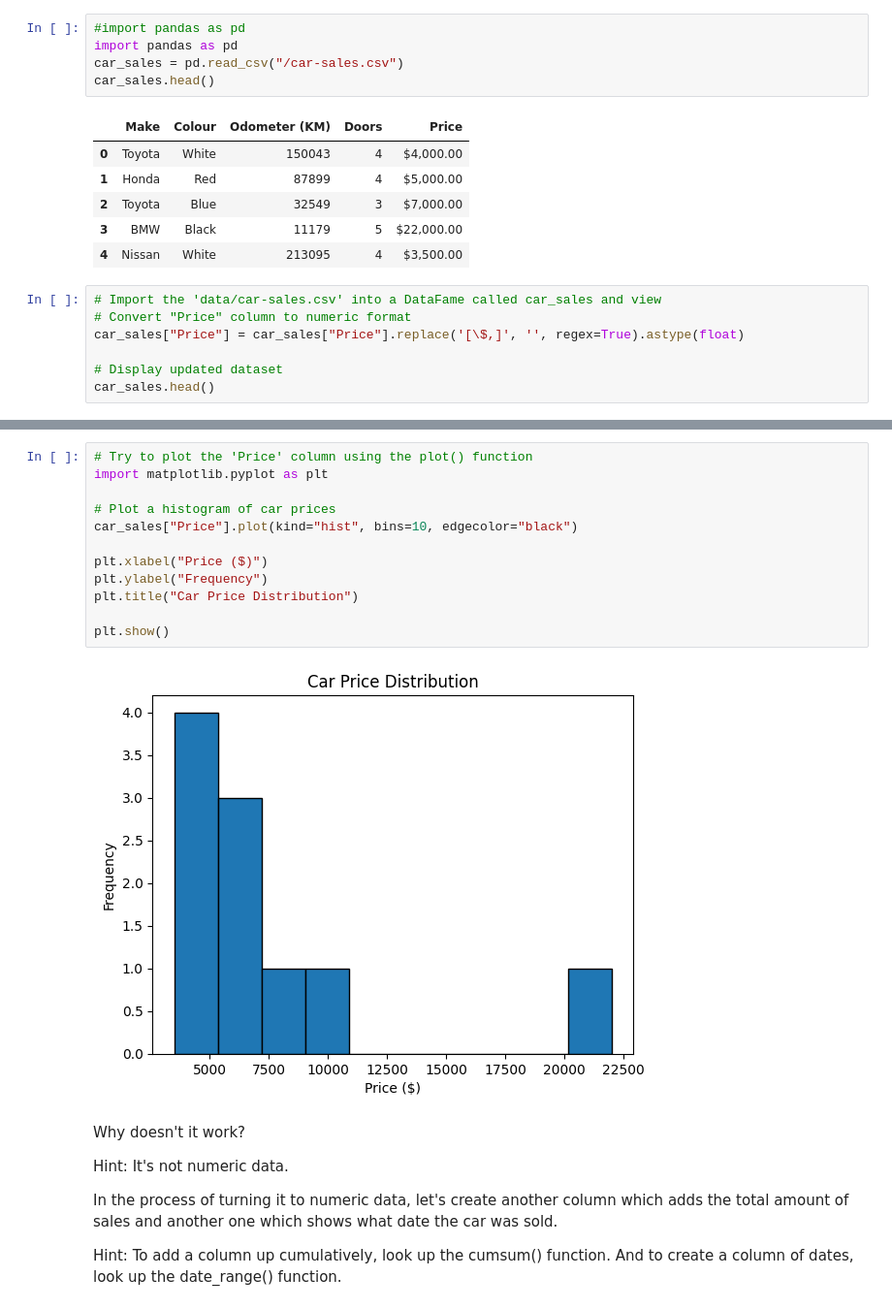
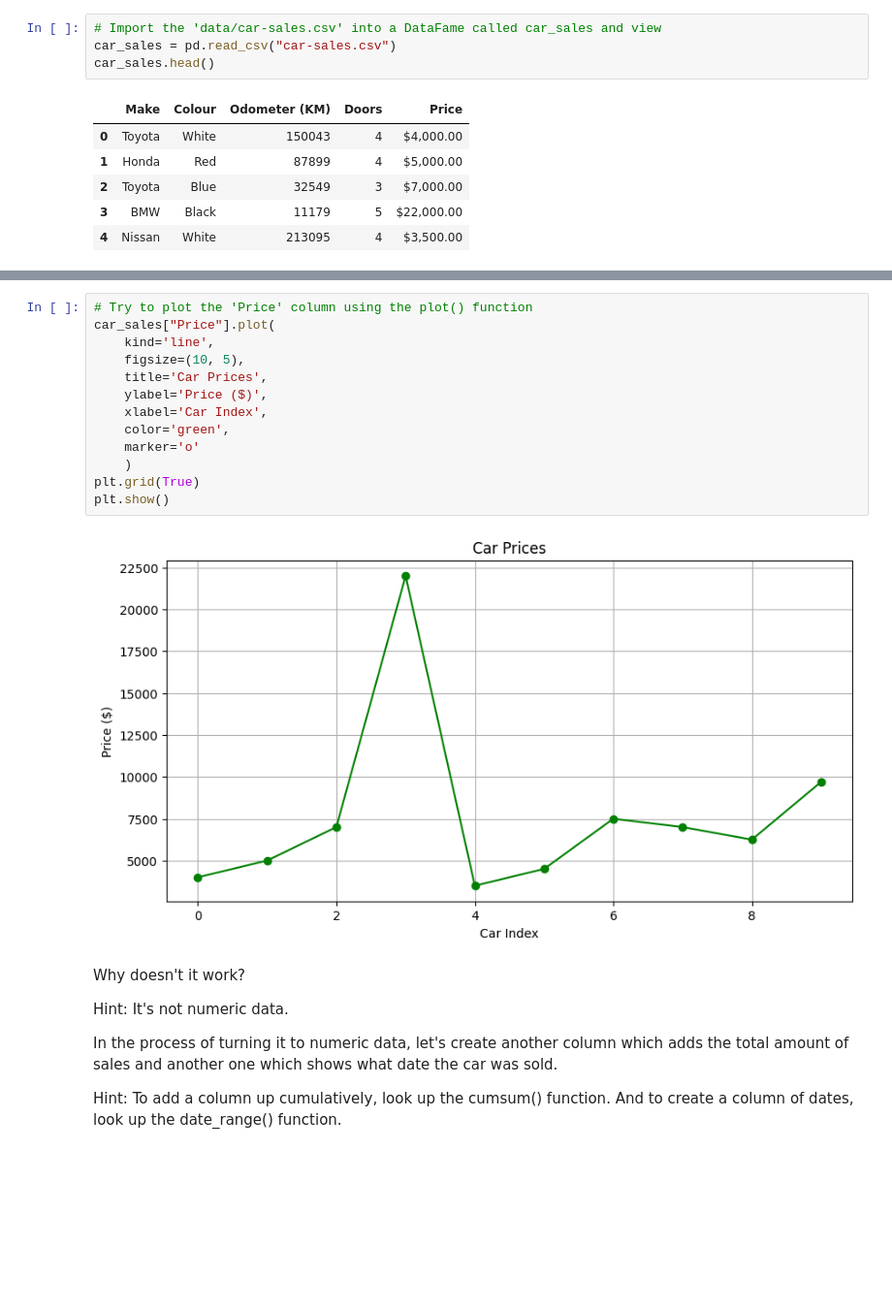
Before and after one commit to 2mlashraf/zag-_Eng-AI, a Jupyter notebook: Matplotlib_Task.ipynb, the cells around one changed output, grey strips where cells are left out. Shown at 97% size. Drawn from its saved outputs; the diff is of its cells as text; blank space fills up the shorter version.

```diff
--- a/Matplotlib_Task.ipynb
+++ b/Matplotlib_Task.ipynb
@@ -3,7 +7,6 @@
 # %%
-#import pandas as pd
-import pandas as pd
-car_sales = pd.read_csv("/car-sales.csv")
+# Import the 'data/car-sales.csv' into a DataFame called car_sales and view
+car_sales = pd.read_csv("car-sales.csv")
 car_sales.head()
 # %% [output]
 |  | Make | Colour | Odometer (KM) | Doors | Price |
@@ -12,10 +15,3 @@ car_sales.head()
 | 2 | Toyota | Blue | 32549 | 3 | $7,000.00 |
 | 3 | BMW | Black | 11179 | 5 | $22,000.00 |
 | 4 | Nissan | White | 213095 | 4 | $3,500.00 |
-# %%
-# Import the 'data/car-sales.csv' into a DataFame called car_sales and view
-# Convert "Price" column to numeric format
-car_sales["Price"] = car_sales["Price"].replace('[\$,]', '', regex=True).astype(float)
-
-# Display updated dataset
-car_sales.head()
@@ -29,17 +18,18 @@ car_sales.head()
 # %%
 # Try to plot the 'Price' column using the plot() function
-import matplotlib.pyplot as plt
-
-# Plot a histogram of car prices
-car_sales["Price"].plot(kind="hist", bins=10, edgecolor="black")
-
-plt.xlabel("Price ($)")
-plt.ylabel("Frequency")
-plt.title("Car Price Distribution")
-
+car_sales["Price"].plot(
+    kind='line',
+    figsize=(10, 5),
+    title='Car Prices',
+    ylabel='Price ($)',
+    xlabel='Car Index',
+    color='green',
+    marker='o'
+    )
+plt.grid(True)
 plt.show()
 # %% [output]
-[figure, old version]
+[figure, new version]
 # %% [markdown]
 Why doesn't it work?
 
```
Also changed, not shown: parts of 27 cells of this notebook, 4 other files.
